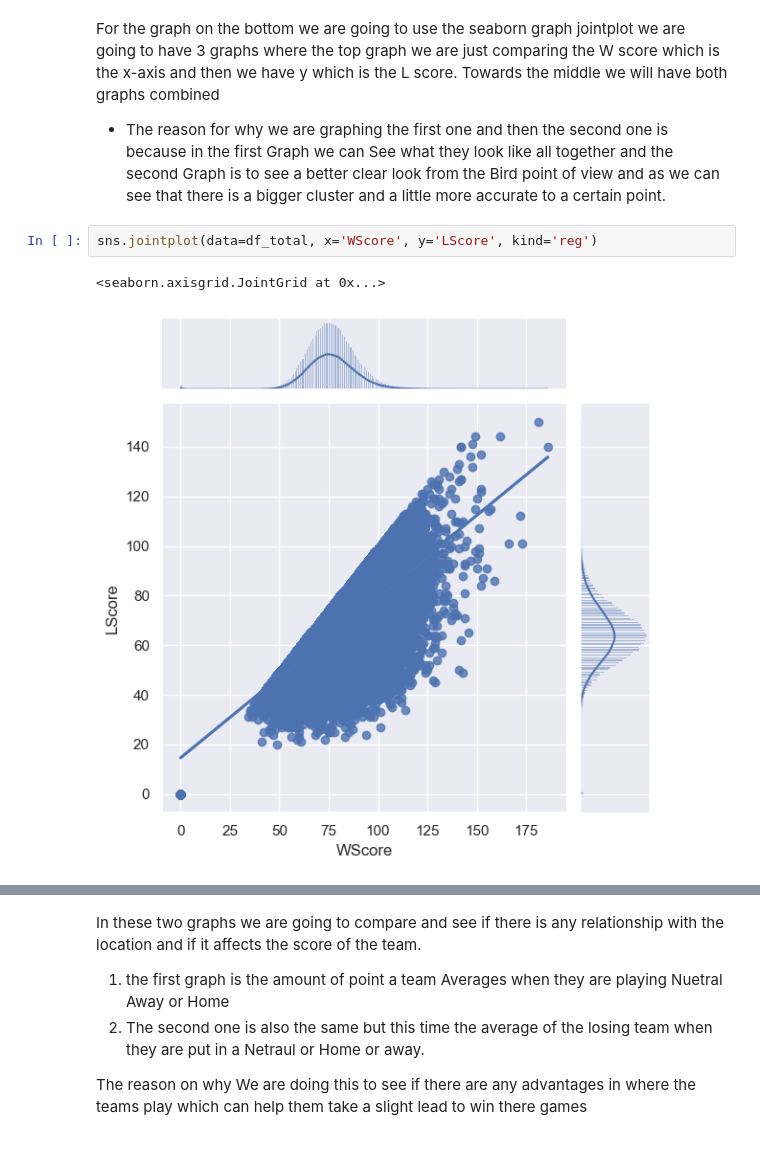
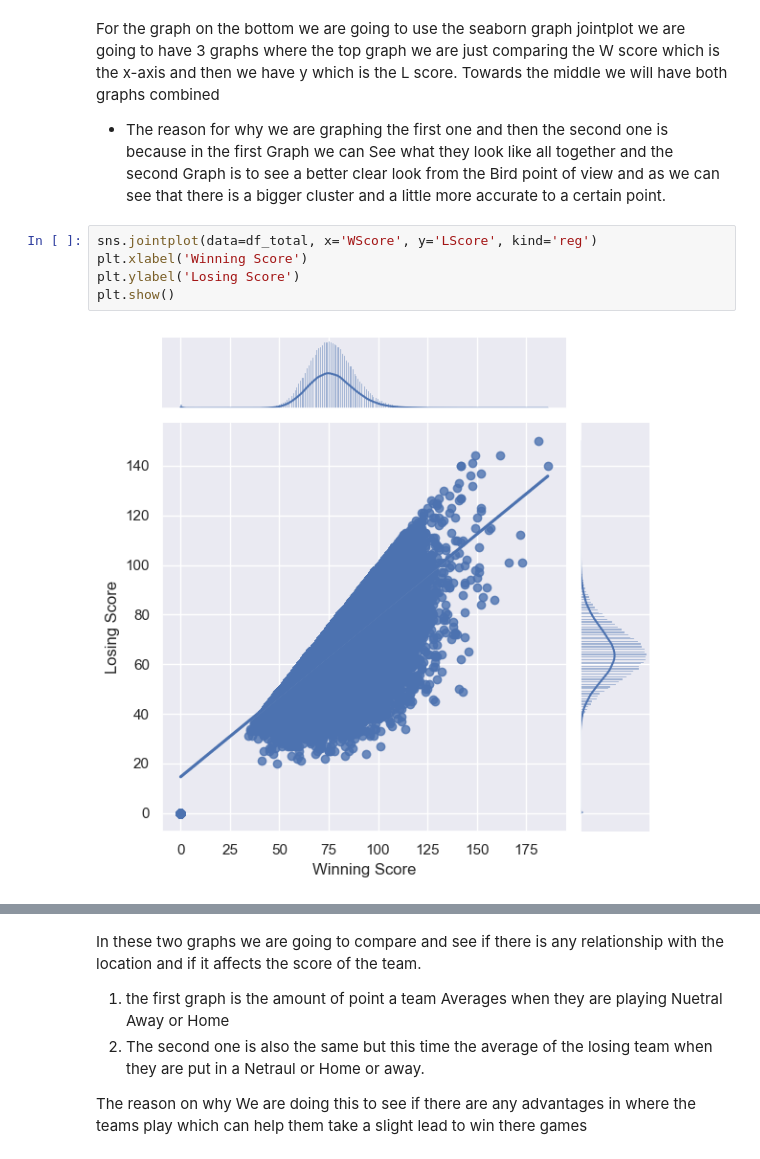
Before and after one commit to cshields164/march-machine-learning-mania-2024, a Jupyter notebook: code/01explore.ipynb, the cells around one changed output, grey strips where cells are left out. Saved outputs shown, nothing was run; the diff lists cells and outputs as text.

```diff
--- a/code/01explore.ipynb
+++ b/code/01explore.ipynb
@@ -291,7 +318,9 @@ For the graph on the bottom we are going to use the seaborn graph jointplot we a
 - The reason for why we are graphing the first one and then the second one is because in the first Graph we can See what they look like all together and the second Graph is to see a better clear look from the Bird point of view and as we can see that there is a bigger cluster and a little more accurate to a certain point.
 # %%
 sns.jointplot(data=df_total, x='WScore', y='LScore', kind='reg')
+plt.xlabel('Winning Score')
+plt.ylabel('Losing Score')
+plt.show()
 # %% [output]
-<seaborn.axisgrid.JointGrid at 0x...>
-[figure, old version]
+[figure, new version]
 # %%
```
Also changed, not shown: parts of 31 cells of this notebook, 1 other file.
